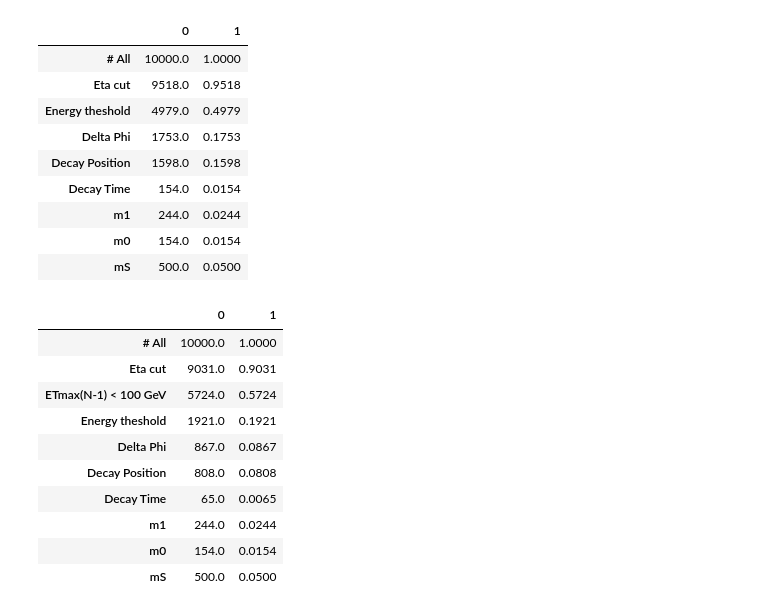
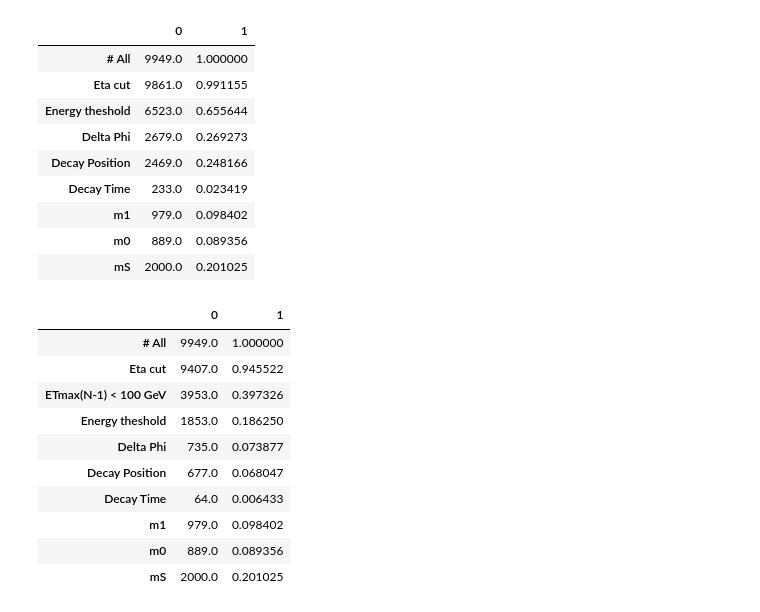
Before and after one commit to andlessa/back2futureTrigger, a Jupyter notebook: B2TF-Trigger/checkCutFlow.ipynb, the cells around one changed output. Saved outputs shown, nothing was run; the diff lists cells and outputs as text; code cells hidden in the pictures.

```diff
--- a/B2TF-Trigger/checkCutFlow.ipynb
+++ b/B2TF-Trigger/checkCutFlow.ipynb
@@ -3,6 +4,6 @@ import pandas as pd
 # %%
-# file = '../pp2chi0chi0_minimalH_scan_jets/Events/run_01/ddmH_mS_2000_m1_979_dm_90_delphes_events_b2tf_cutFlow.csv'
-file = '../pp2chi0chi0_minimalH_scan_jets/Events/run_03/ddmH_mS_500_m1_244_dm_90_delphes_events_b2tf_cutFlow.csv'
+file = '../pp2chi0chi0_minimalH_scan_jets/Events/run_01/ddmH_mS_2000_m1_979_dm_90_delphes_events_b2tf_cutFlow.csv'
+# file = '../pp2chi0chi0_minimalH_scan_jets/Events/run_03/ddmH_mS_500_m1_244_dm_90_delphes_events_b2tf_cutFlow.csv'
 # file = '../pp2chi0chi0J_minimalH_scan/Events/run_02/ddmH_mS_2000_m1_979_dm_90_delphes_events_b2tf_cutFlow.csv'
 
 cutDF = pd.read_csv(file,skiprows=2)
@@ -15,38 +16,38 @@ cutDF2 = pd.concat([cutDF, df_the_dict], ignore_index=True)
 cutDF2.T
 # %% [output]
 |  | 0 | 1 |
-| # All | 10000.0 | 1.0000 |
-| Eta cut | 9518.0 | 0.9518 |
-| Energy theshold | 4979.0 | 0.4979 |
-| Delta Phi | 1753.0 | 0.1753 |
-| Decay Position | 1598.0 | 0.1598 |
-| Decay Time | 154.0 | 0.0154 |
-| m1 | 244.0 | 0.0244 |
-| m0 | 154.0 | 0.0154 |
-| mS | 500.0 | 0.0500 |
+| # All | 9949.0 | 1.000000 |
+| Eta cut | 9861.0 | 0.991155 |
+| Energy theshold | 6523.0 | 0.655644 |
+| Delta Phi | 2679.0 | 0.269273 |
+| Decay Position | 2469.0 | 0.248166 |
+| Decay Time | 233.0 | 0.023419 |
+| m1 | 979.0 | 0.098402 |
+| m0 | 889.0 | 0.089356 |
+| mS | 2000.0 | 0.201025 |
 # %%
-# file2 = '../pp2chi0chi0_minimalH_scan_jets/Events/run_01/ddmH_mS_2000_m1_979_dm_90_delphes_events_b2tf_cutFlow_v2.csv'
-file2 = '../pp2chi0chi0_minimalH_scan_jets/Events/run_03/ddmH_mS_500_m1_244_dm_90_delphes_events_b2tf_cutFlow_v2.csv'
+file2 = '../pp2chi0chi0_minimalH_scan_jets/Events/run_01/ddmH_mS_2000_m1_979_dm_90_delphes_events_b2tf_cutFlow_v2.csv'
+#file2 = '../pp2chi0chi0_minimalH_scan_jets/Events/run_03/ddmH_mS_500_m1_244_dm_90_delphes_events_b2tf_cutFlow_v2.csv'
 # file2 = '../pp2chi0chi0J_minimalH_scan/Events/run_02/ddmH_mS_2000_m1_979_dm_90_delphes_events_b2tf_cutFlow_v2.csv'
 
 cutDF = pd.read_csv(file2,skiprows=2)
 newRow = {}
 for key in cutDF.columns:
     newRow[key] = [float(cutDF[key].iloc[0]/cutDF['# All'].iloc[0])]
 df_the_dict = pd.DataFrame.from_dict(newRow)
 
 cutDF2 = pd.concat([cutDF, df_the_dict], ignore_index=True)
 cutDF2.T
 # %% [output]
 |  | 0 | 1 |
-| # All | 10000.0 | 1.0000 |
-| Eta cut | 9031.0 | 0.9031 |
-| ETmax(N-1) < 100 GeV | 5724.0 | 0.5724 |
-| Energy theshold | 1921.0 | 0.1921 |
-| Delta Phi | 867.0 | 0.0867 |
-| Decay Position | 808.0 | 0.0808 |
-| Decay Time | 65.0 | 0.0065 |
-| m1 | 244.0 | 0.0244 |
-| m0 | 154.0 | 0.0154 |
-| mS | 500.0 | 0.0500 |
+| # All | 9949.0 | 1.000000 |
+| Eta cut | 9407.0 | 0.945522 |
+| ETmax(N-1) < 100 GeV | 3953.0 | 0.397326 |
+| Energy theshold | 1853.0 | 0.186250 |
+| Delta Phi | 735.0 | 0.073877 |
+| Decay Position | 677.0 | 0.068047 |
+| Decay Time | 64.0 | 0.006433 |
+| m1 | 979.0 | 0.098402 |
+| m0 | 889.0 | 0.089356 |
+| mS | 2000.0 | 0.201025 |
 # %%
```
Also changed, not shown: parts of 3 cells of this notebook, 3 other files.
